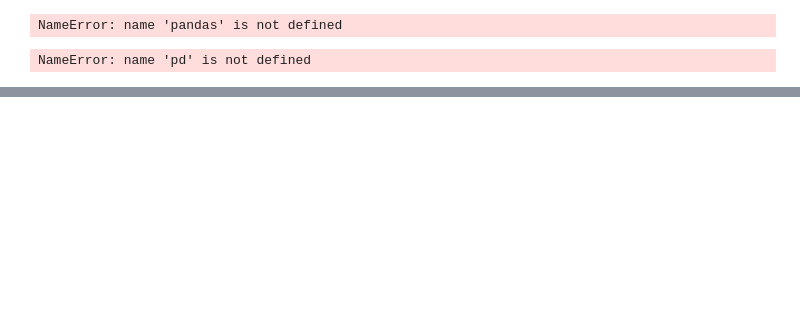
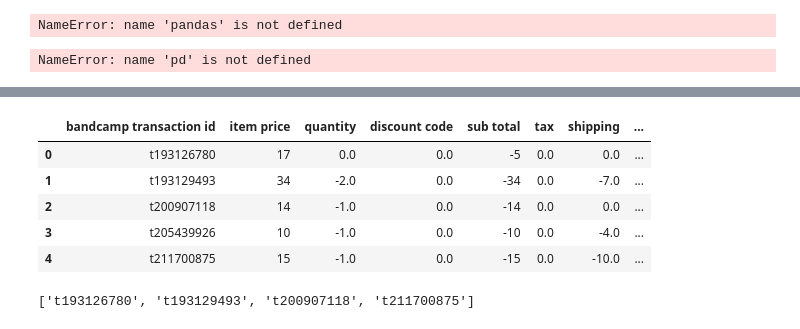
Before and after one commit to christopher-kirkley/royaltyappv4, a Jupyter notebook: pandaoperations3.ipynb, the cells around one changed output, grey strips where cells are left out. Drawn from its saved outputs; the diff is of its cells as text; code cells hidden in the pictures; blank space fills up the shorter version.

```diff
--- a/pandaoperations3.ipynb
+++ b/pandaoperations3.ipynb
@@ -52,0 +80,9 @@ df
+# %%
+groupdf
+# %% [output]
+|  | bandcamp transaction id | item price | quantity | discount code | sub total | tax | shipping | ... |
+| 0 | t193126780 | 17 | 0.0 | 0.0 | -5 | 0.0 | 0.0 | ... |
+| 1 | t193129493 | 34 | -2.0 | 0.0 | -34 | 0.0 | -7.0 | ... |
+| 2 | t200907118 | 14 | -1.0 | 0.0 | -14 | 0.0 | 0.0 | ... |
+| 3 | t205439926 | 10 | -1.0 | 0.0 | -10 | 0.0 | -4.0 | ... |
+| 4 | t211700875 | 15 | -1.0 | 0.0 | -15 | 0.0 | -10.0 | ... |
@@ -52,0 +91,4 @@ df
+# %%
+transaction_id.values.tolist()
+# %% [output]
+['t193126780', 't193129493', 't200907118', 't211700875']
```
Also changed, not shown: parts of 8 cells of this notebook, 4 other files.
